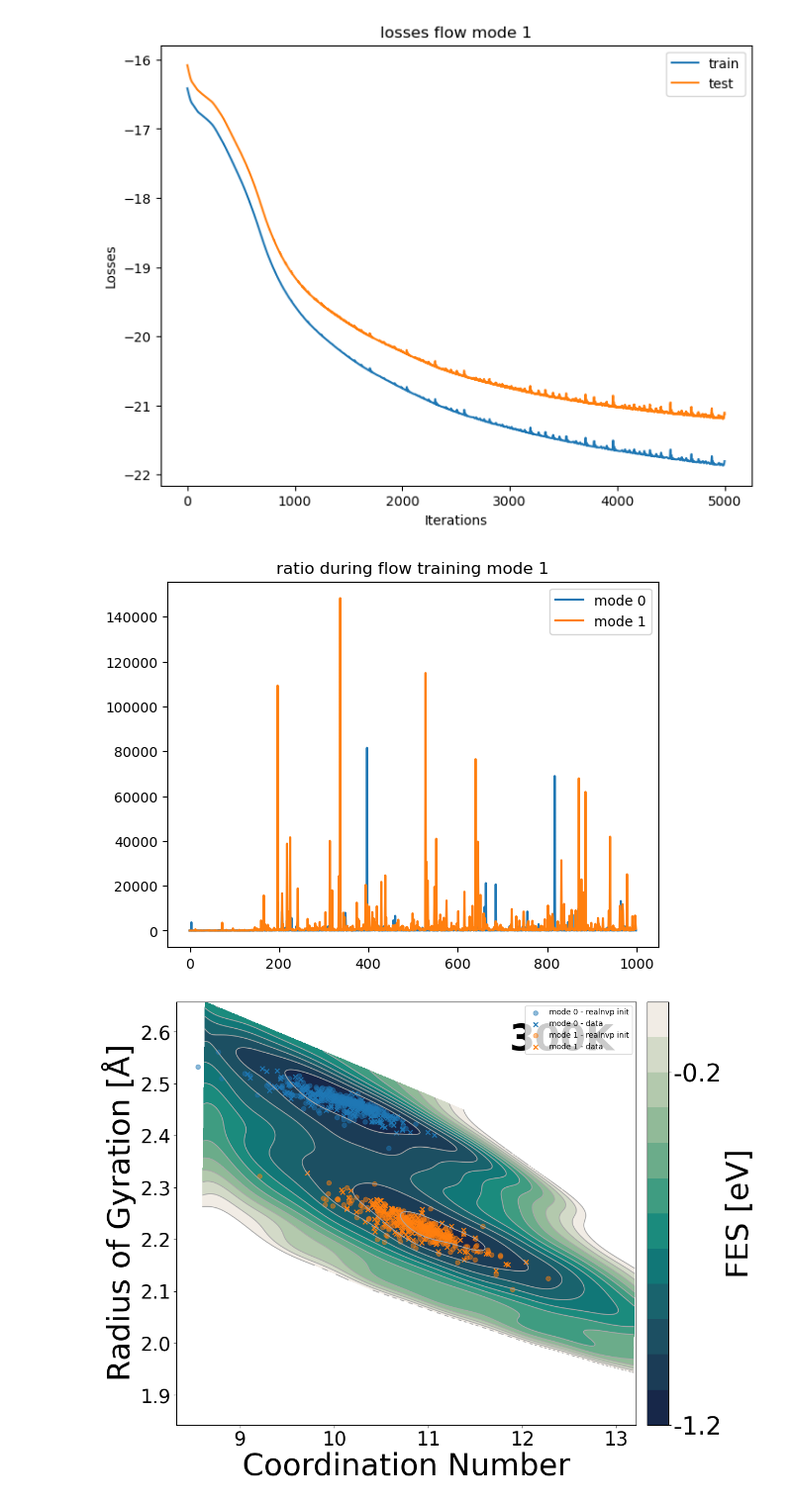
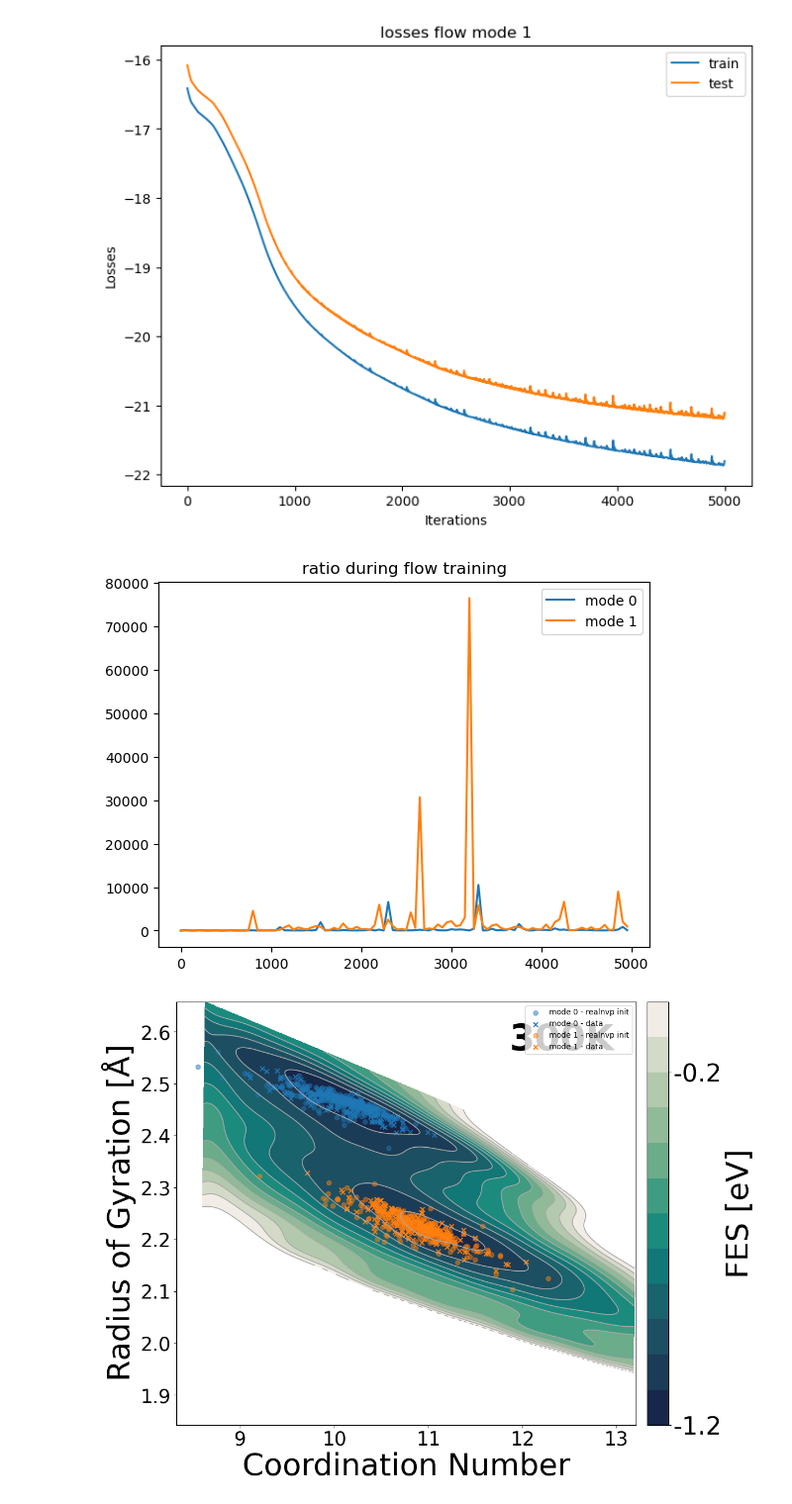
Before and after one commit to anacmolina/ML-DFT, a Jupyter notebook: notebooks/16 - real centered data models plots.ipynb, the cells around one changed output. Shown at 99% size. Saved outputs shown, nothing was run; the diff lists cells and outputs as text; code cells hidden in the pictures.

```diff
--- a/notebooks/16 - real centered data models plots.ipynb
+++ b/notebooks/16 - real centered data models plots.ipynb
@@ -37,13 +37,14 @@ for mode_label in mode_labels:
 [figure]
 [figure]
 # %%
+jump = 50
 for mode_label in mode_labels:
-    plt.plot(flows_dic[mode_label]['acc_rates'][::5], label='mode {:d}'.format(mode_label))
-plt.title('ratio during flow training mode {:d}'.format(mode_label))
+    plt.plot(np.arange(0, 5000, jump), flows_dic[mode_label]['acc_rates'][::jump], label='mode {:d}'.format(mode_label))
+plt.title('ratio during flow training')
 plt.legend()
 plt.show()
 # %% [output]
-[figure, old version]
+[figure, new version]
 # %%
 coord_mapping = Coordinates_mapping()
 
```
Also changed, not shown: 6 other files.
